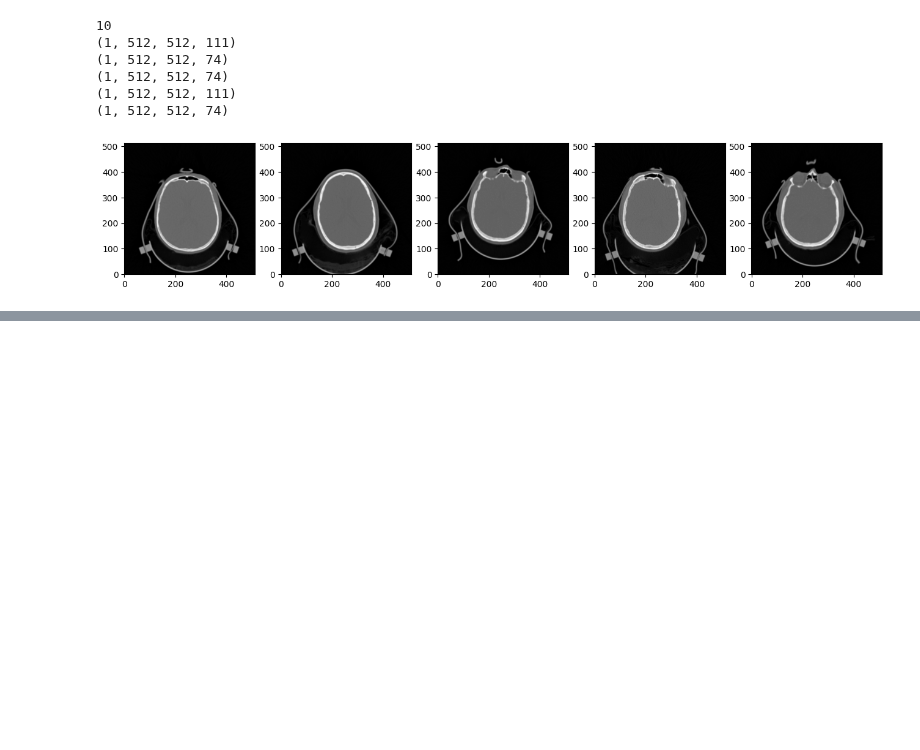
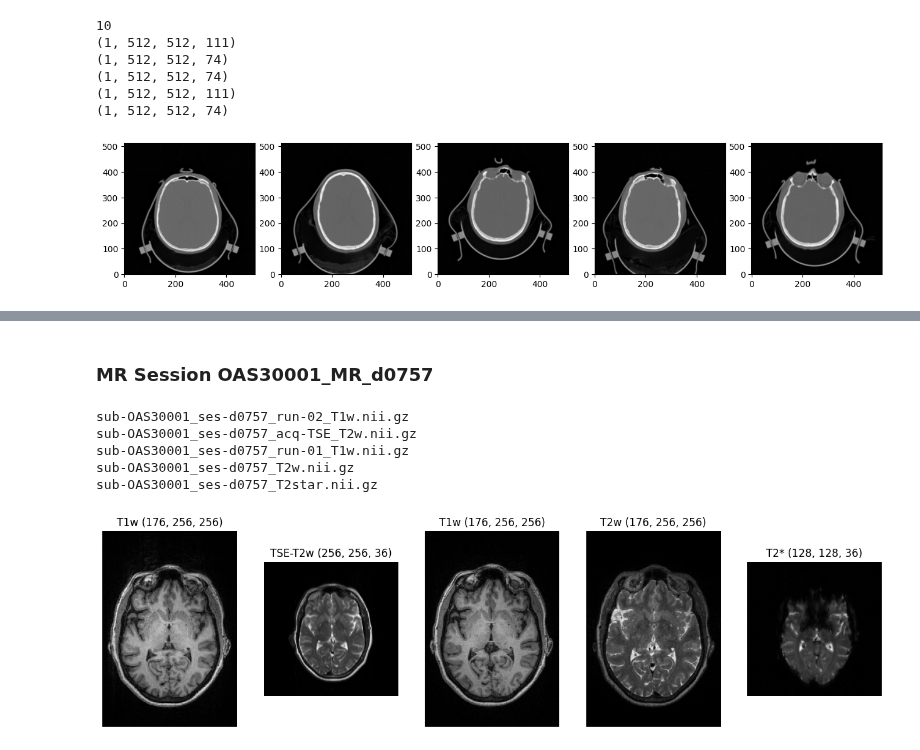
Before and after one commit to KnightTec/mlmi-project, a Jupyter notebook: oasis_3.ipynb, the cells around one changed output, grey strips where cells are left out. Saved outputs shown, nothing was run; the diff lists cells and outputs as text; code cells hidden in the pictures; blank space fills up the shorter version.

```diff
--- a/oasis_3.ipynb
+++ b/oasis_3.ipynb
@@ -221,0 +245,11 @@ plt.show()
+# %% [markdown]
+### MR Session OAS30001_MR_d0757
+# %%
+visualize_structural_mri("data/oasis/mr_sessions/OAS30001_MR_d0757/")
+# %% [output]
+sub-OAS30001_ses-d0757_run-02_T1w.nii.gz
+sub-OAS30001_ses-d0757_acq-TSE_T2w.nii.gz
+sub-OAS30001_ses-d0757_run-01_T1w.nii.gz
+sub-OAS30001_ses-d0757_T2w.nii.gz
+sub-OAS30001_ses-d0757_T2star.nii.gz
+[figure, added]
```
Also changed, not shown: parts of 11 cells of this notebook, 2 other files.
